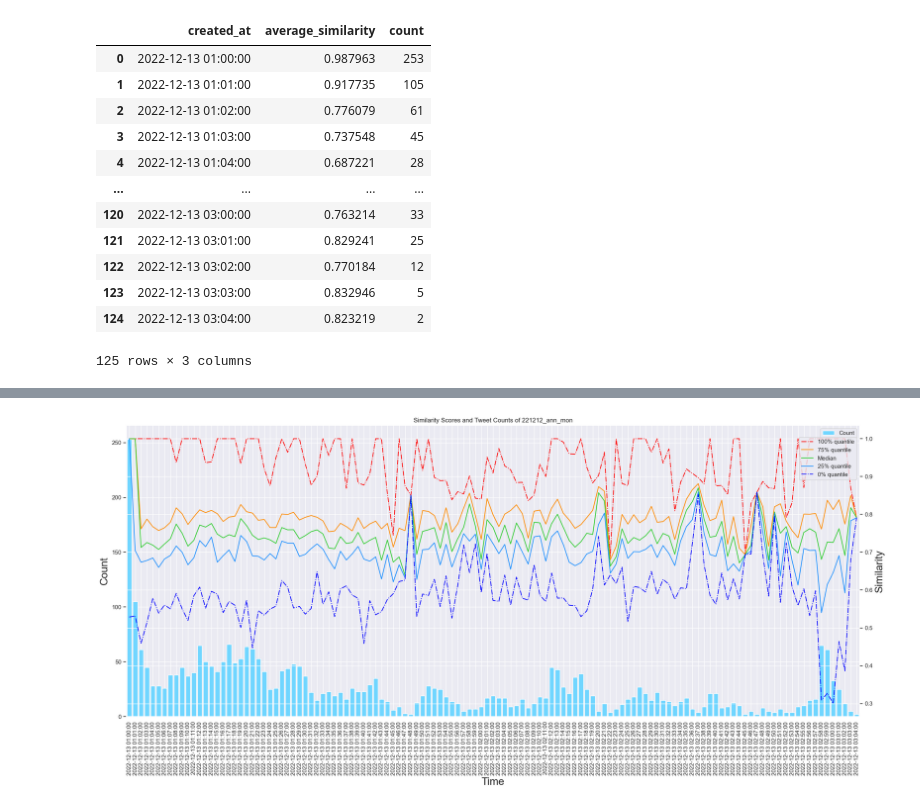
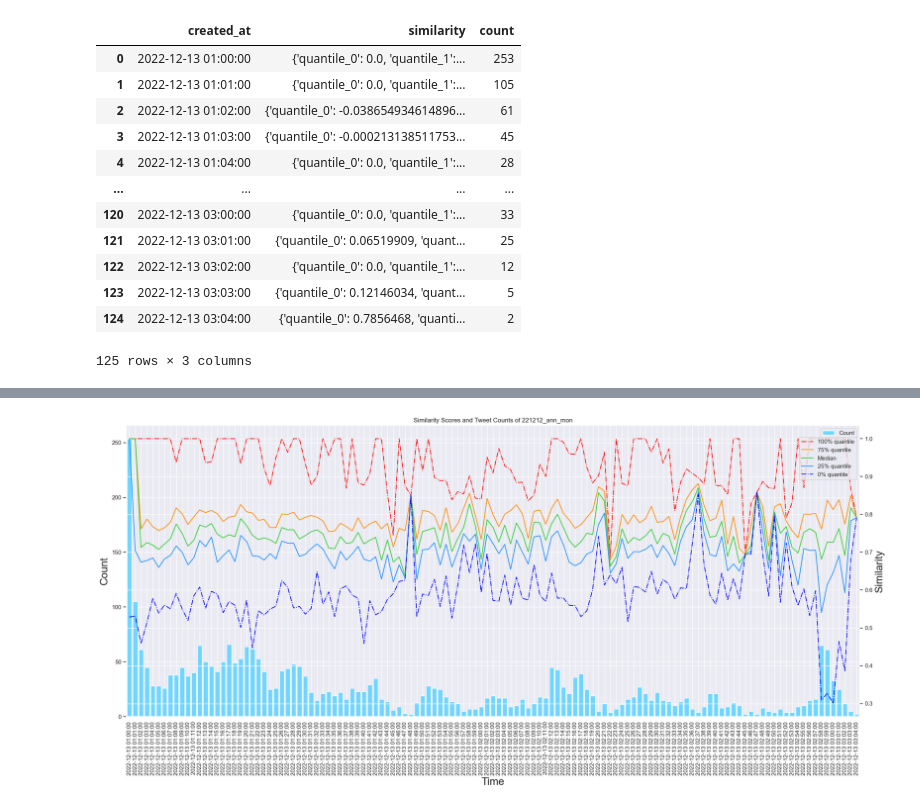
Before and after one commit to Ota1022/DEIM2023, a Jupyter notebook: sentense_similarity/221212_ann_mon/visualize_cs_221212_ann_mon.ipynb, the cells around one changed output, grey strips where cells are left out. Saved outputs shown, nothing was run; the diff lists cells and outputs as text; code cells hidden in the pictures.

```diff
--- a/sentense_similarity/221212_ann_mon/visualize_cs_221212_ann_mon.ipynb
+++ b/sentense_similarity/221212_ann_mon/visualize_cs_221212_ann_mon.ipynb
@@ -13,27 +13,29 @@ from matplotlib.dates import DateFormatter
 import seaborn as sns
 sns.set()
 # %%
-path_cs = "/Users/iomacbookair2/Documents/lab/DEIM2023/sentense_similarity/cosine_similarity_221212_ann_mon.csv"
+# path_cs = "/Users/iomacbookair2/Documents/lab/DEIM2023/sentense_similarity/cosine_similarity_221212_ann_mon.csv"
+path_cs = "/Users/labimac/Documents/lab/DEIM2023/sentense_similarity/221212_ann_mon/cosine_similarity_w2v_221212_ann_mon.csv"
 df_cs = pd.read_csv((path_cs))
 df_cs = df_cs.drop("texts_by_minute", axis=1)
 
-path_count = "/Users/iomacbookair2/Documents/lab/DEIM2023/count/count_221212_ann_mon.csv"
+# path_count = "/Users/iomacbookair2/Documents/lab/DEIM2023/count/count_221212_ann_mon.csv"
+path_count = "/Users/labimac/Documents/lab/DEIM2023/count/count_221212_ann_mon.csv"
 df_count = pd.read_csv((path_count))
 df_cs["count"] = df_count["counts"]
 df = df_cs
 df
 # df.to_csv('cs_count_221212_ann_mon.csv', index=False)
 # %% [output]
-|  | created_at | average_similarity | count |
-| 0 | 2022-12-13 01:00:00 | 0.987963 | 253 |
-| 1 | 2022-12-13 01:01:00 | 0.917735 | 105 |
-| 2 | 2022-12-13 01:02:00 | 0.776079 | 61 |
-| 3 | 2022-12-13 01:03:00 | 0.737548 | 45 |
-| 4 | 2022-12-13 01:04:00 | 0.687221 | 28 |
+|  | created_at | similarity | count |
+| 0 | 2022-12-13 01:00:00 | {'quantile_0': 0.0, 'quantile_1':... | 253 |
+| 1 | 2022-12-13 01:01:00 | {'quantile_0': 0.0, 'quantile_1':... | 105 |
+| 2 | 2022-12-13 01:02:00 | {'quantile_0': -0.038654934614896... | 61 |
+| 3 | 2022-12-13 01:03:00 | {'quantile_0': -0.000213138511753... | 45 |
+| 4 | 2022-12-13 01:04:00 | {'quantile_0': 0.0, 'quantile_1':... | 28 |
 | ... | ... | ... | ... |
-| 120 | 2022-12-13 03:00:00 | 0.763214 | 33 |
-| 121 | 2022-12-13 03:01:00 | 0.829241 | 25 |
-| 122 | 2022-12-13 03:02:00 | 0.770184 | 12 |
-| 123 | 2022-12-13 03:03:00 | 0.832946 | 5 |
-| 124 | 2022-12-13 03:04:00 | 0.823219 | 2 |
+| 120 | 2022-12-13 03:00:00 | {'quantile_0': 0.0, 'quantile_1':... | 33 |
+| 121 | 2022-12-13 03:01:00 | {'quantile_0': 0.06519909, 'quant... | 25 |
+| 122 | 2022-12-13 03:02:00 | {'quantile_0': 0.0, 'quantile_1':... | 12 |
+| 123 | 2022-12-13 03:03:00 | {'quantile_0': 0.12146034, 'quant... | 5 |
+| 124 | 2022-12-13 03:04:00 | {'quantile_0': 0.7856468, 'quanti... | 2 |
 125 rows × 3 columns
```
Also changed, not shown: parts of 4 cells of this notebook, 1 other file.
